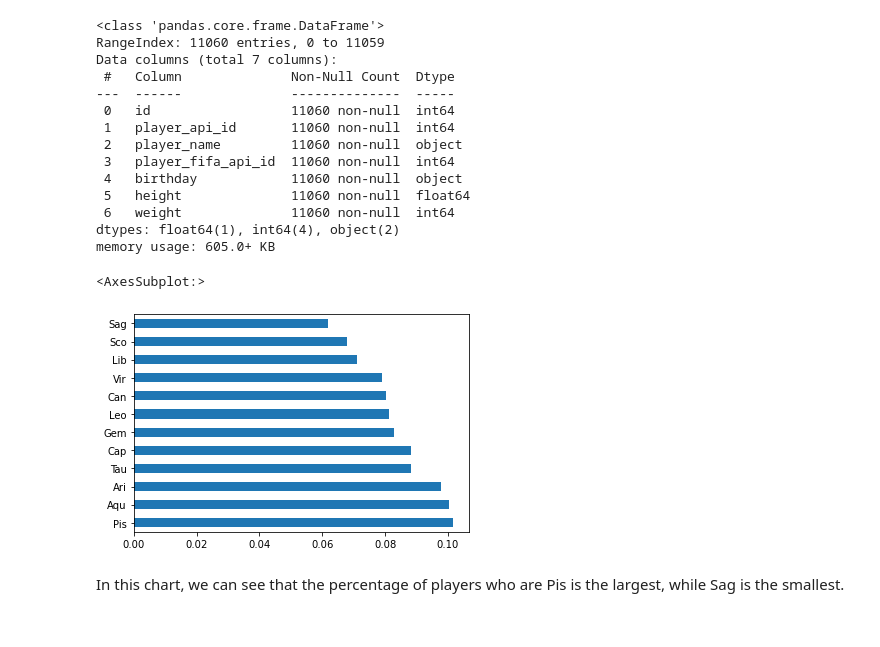
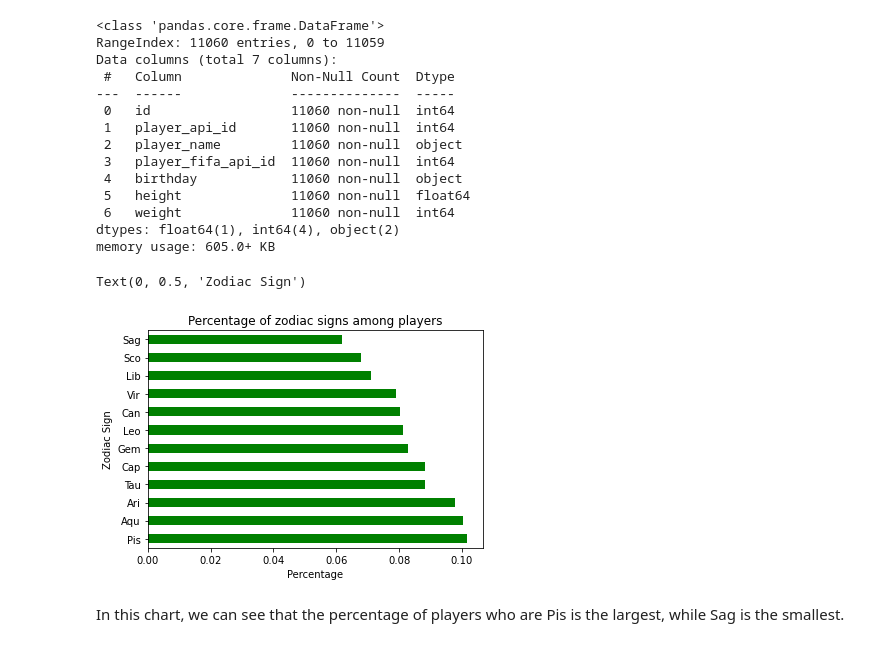
Before and after one commit to minhtutruong712/European-Soccer-Dataset, a Jupyter notebook: European_soccer_analysis.ipynb, the cells around one changed output. Drawn from its saved outputs; the diff is of its cells as text; code cells hidden in the pictures.

```diff
--- a/European_soccer_analysis.ipynb
+++ b/European_soccer_analysis.ipynb
@@ -310,10 +262,14 @@ def get_zodiac_of_date(date):
 
 
 df3['Zodiac'] = df3['birthday'].apply(lambda x: get_zodiac_of_date(x))
-# %%
-df3['Zodiac'].value_counts(normalize=True).plot(kind = 'barh')
-# %% [output]
-<AxesSubplot:>
-[figure, removed]
+# %%
+# plot percentage of players contributing to total by Zodiac Sign
+df3['Zodiac'].value_counts(normalize=True).plot(kind = 'barh', color = 'g')
+plt.title ('Percentage of zodiac signs among players')
+plt.xlabel('Percentage')
+plt.ylabel('Zodiac Sign')
+# %% [output]
+Text(0, 0.5, 'Zodiac Sign')
+[figure, added]
 # %% [markdown]
 In this chart, we can see that the percentage of players who are Pis is the largest, while Sag is the smallest.
```
Also changed, not shown: parts of 31 cells of this notebook, 1 other file.
